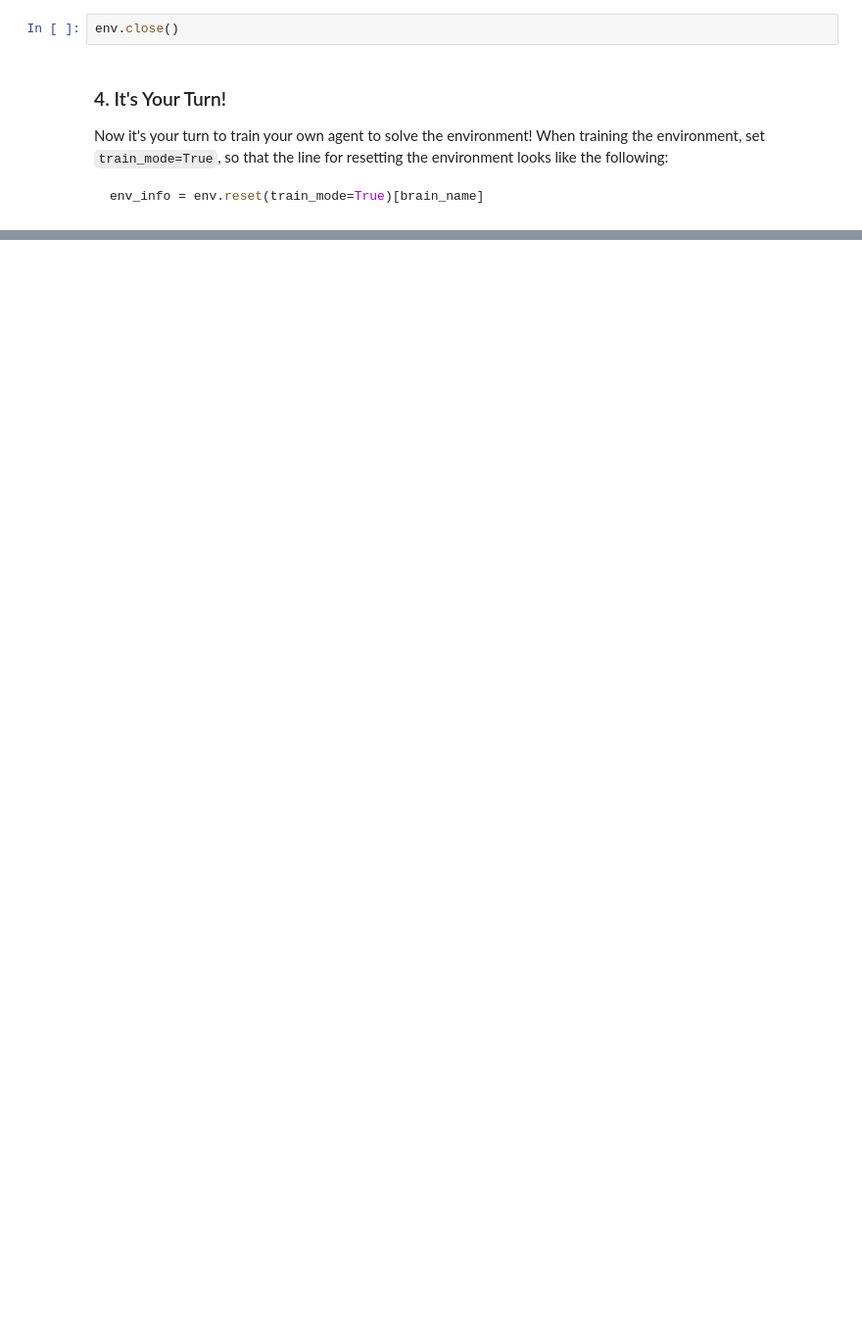
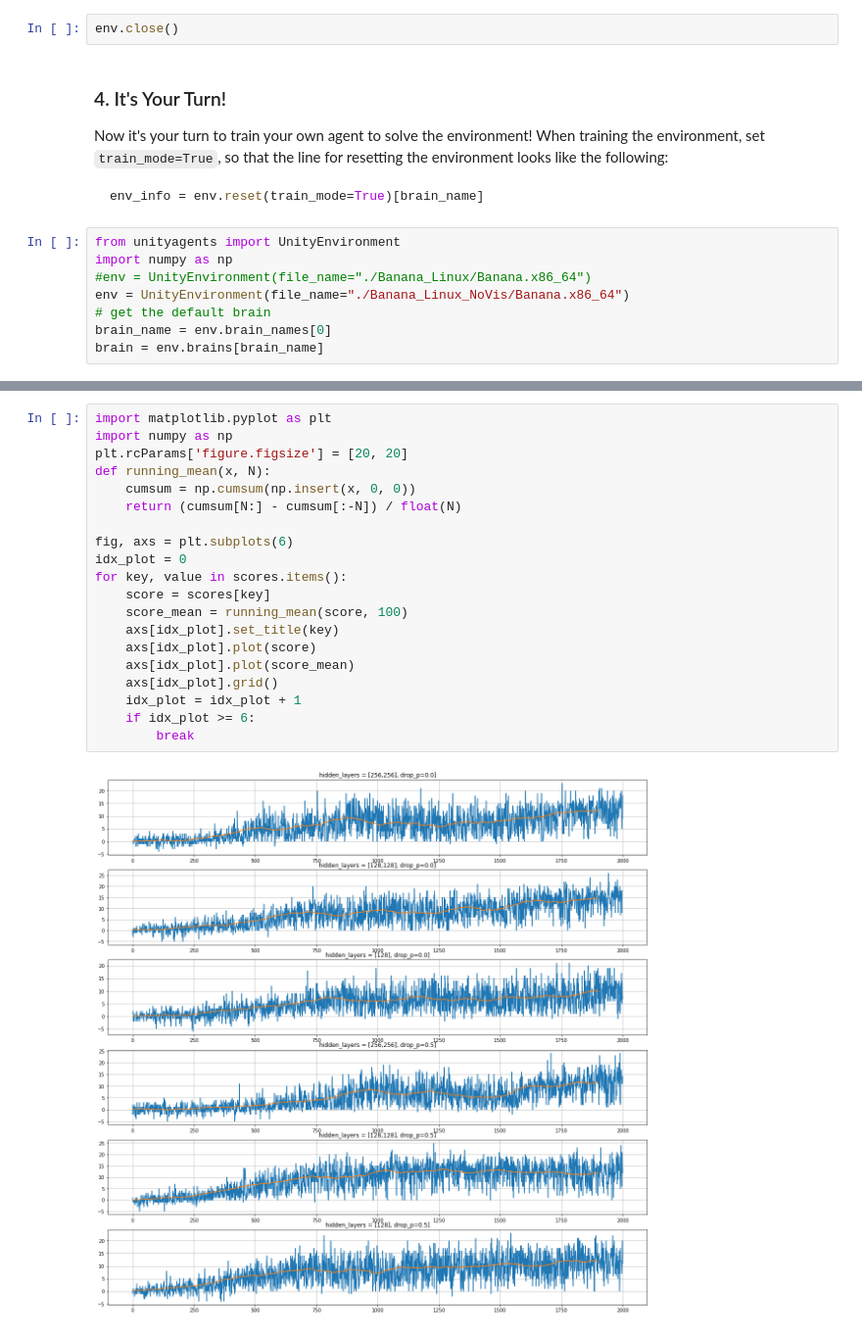
Before and after one commit to maxbader/udacity_drl_p1_navigation, a Jupyter notebook: Navigation.ipynb, the cells around one changed output, grey strips where cells are left out. Shown: that part at 98% size. Saved outputs shown, nothing was run; the diff lists cells and outputs as text; blank space fills up the shorter version.

````diff
--- a/Navigation.ipynb
+++ b/Navigation.ipynb
@@ -207,3 +100,11 @@ Now it's your turn to train your own agent to solve the environment!  When train
 ```python
 env_info = env.reset(train_mode=True)[brain_name]
 ```
+# %%
+from unityagents import UnityEnvironment
+import numpy as np
+#env = UnityEnvironment(file_name="./Banana_Linux/Banana.x86_64")
+env = UnityEnvironment(file_name="./Banana_Linux_NoVis/Banana.x86_64")
+# get the default brain
+brain_name = env.brain_names[0]
+brain = env.brains[brain_name]
@@ -209,0 +213,22 @@ env_info = env.reset(train_mode=True)[brain_name]
+# %%
+import matplotlib.pyplot as plt
+import numpy as np
+plt.rcParams['figure.figsize'] = [20, 20]
+def running_mean(x, N):
+    cumsum = np.cumsum(np.insert(x, 0, 0))
+    return (cumsum[N:] - cumsum[:-N]) / float(N)
+
+fig, axs = plt.subplots(6)
+idx_plot = 0
+for key, value in scores.items():
+    score = scores[key]
+    score_mean = running_mean(score, 100)
+    axs[idx_plot].set_title(key)
+    axs[idx_plot].plot(score)
+    axs[idx_plot].plot(score_mean)
+    axs[idx_plot].grid()
+    idx_plot = idx_plot + 1
+    if idx_plot >= 6:
+        break
+# %% [output]
+[figure, added]
````
Also changed, not shown: parts of 5 cells of this notebook, 4 other files.
